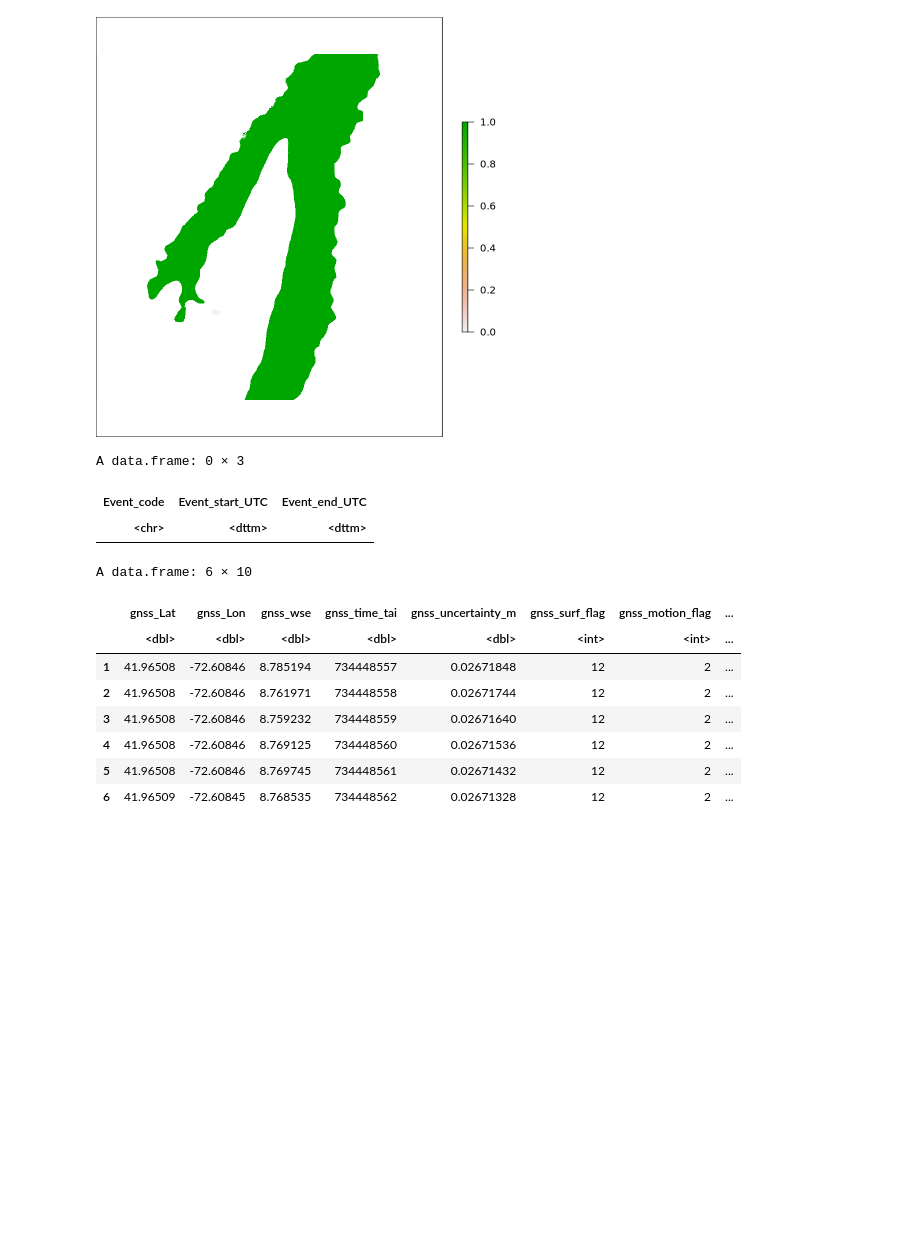
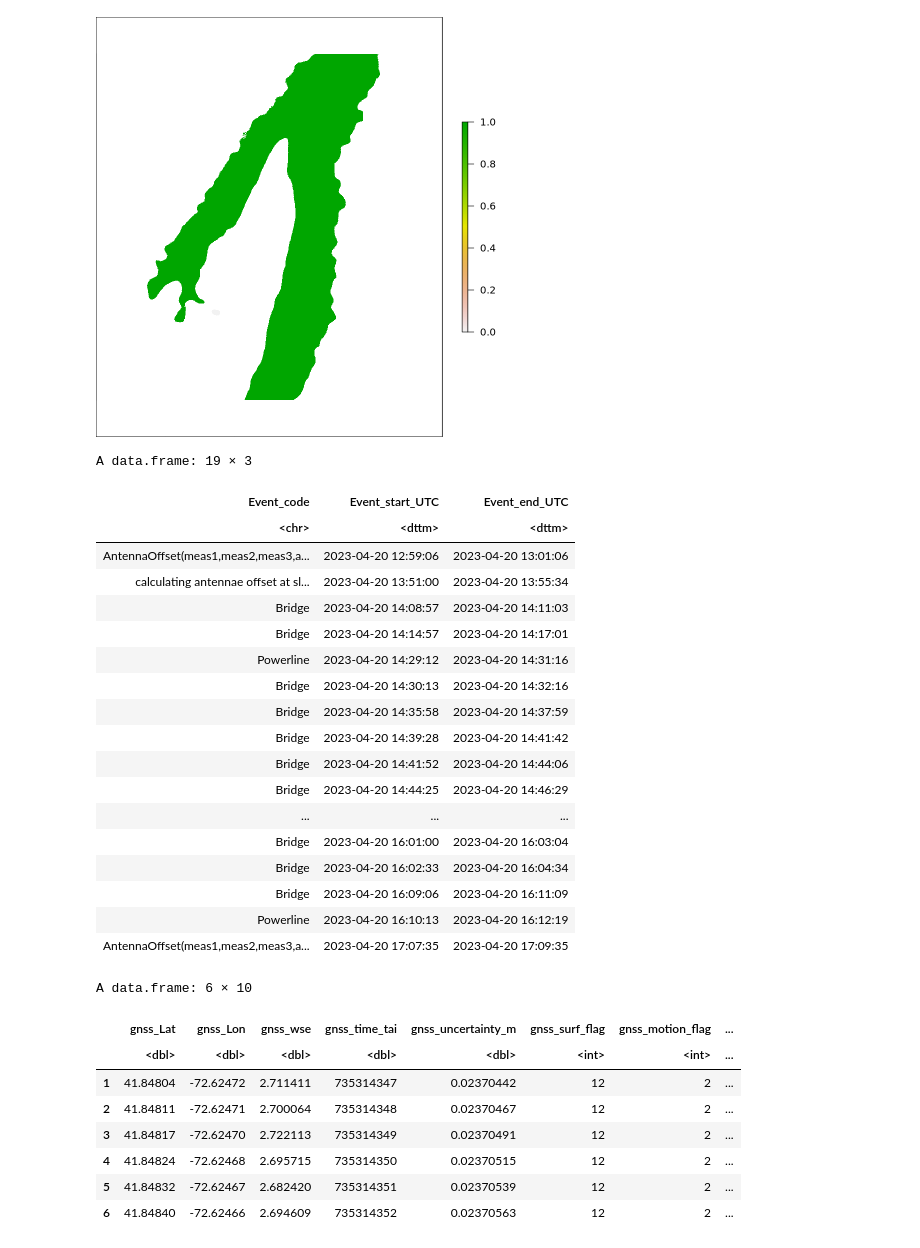
Before and after one commit to cjgleason/calval_toolbox, a Jupyter notebook: toolbox_main_notebook.ipynb, the cells around one changed output. Cells and saved outputs as stored; diff of their text form; code cells hidden in the pictures; blank space fills up the shorter version.

```diff
--- a/toolbox_main_notebook.ipynb
+++ b/toolbox_main_notebook.ipynb
@@ -314,7 +301,7 @@ Time difference of 9.102408 secs
 [figure]
 # %%
 
-  gnss_nc=nc_open('/nas/cee-water/cjgleason/calval/Processed data/UMass/From Andy/UMass_netCDFs/SWOTCalVal_CR_GNSS_L2_Rec1_20230410T123658_20230410T183219_20230413T230841.nc')
+  gnss_nc=nc_open('/nas/cee-water/cjgleason/calval/Processed data/UMass/From Andy/UMass_netCDFs/SWOTCalVal_CR_GNSS_L2_Rec1_20230420T130006_20230420T170835_20230426T004903.nc')
   # wse- water surface height wrt geoid. All JPL corrections applied
   # longitude- longitude
   # latitude- latitute
@@ -343,44 +330,62 @@ Time difference of 9.102408 secs
     mutate(Event_end_UTC = as.POSIXct(Event_end,origin='2000-01-01 00:00:00',tz='UTC' ))%>%
     select(-Event_end,-Event_start)%>%
     #add 1 minutes to the event codes
     mutate(Event_start_UTC=Event_start_UTC-1*60)%>%
-    mutate(Event_end_UTC=Event_end_UTC+1*60)%>%
-    filter(Event_code=='Bridge' | Event_code == 'Powerlines' )
+    mutate(Event_end_UTC=Event_end_UTC+1*60)#%>%
+    # filter(Event_code=='Bridge' | Event_code == 'Powerlines' | Event_code=='bridge' |
+    #        Event_code=='Bridges' |Event_code=='bridges'| Event_code == 'Powerline'|
+    #        Event_code == 'powerlines' | Event_code == 'powerline' | Event_code == 'Birdge')
 
-head(Info_df)
+Info_df
 
   gnss_log=data.frame(gnss_Lat=Lat,gnss_Lon=Lon,gnss_wse=gnss_wse,gnss_time_tai=gnss_time_tai,gnss_uncertainty_m=gnss_uncertainty,
                       gnss_surf_flag=gnss_surf_flag,gnss_motion_flag=gnss_motion_flag)%>%
     #R's native POSIXCT also doesn't have leap seconds, so we're good
     mutate(gnss_time_UTC = as.POSIXct(gnss_time_tai,origin='2000-01-01 00:00:00',tz='UTC' ))%>%
     #need this to join, but let's preserve original
     filter(gnss_surf_flag==12)%>%
     filter(gnss_motion_flag==2)%>%
     mutate(gnss_ellipsoid=gnss_ellipsoid)%>%
     #filter for self ID uncertainty at 5cm
     filter(gnss_uncertainty_m<0.05)%>%
     mutate(drift_id= 'bonkbonk')
 
   #need to recurse this, so a for loop is actually needed!
 if (nrow(Info_df)>0){
   for(i in 1:nrow(Info_df)){
     gnss_log=filter(gnss_log, gnss_time_UTC >= Info_df$Event_end_UTC[i] | gnss_time_UTC <= Info_df$Event_start_UTC[i] )
 
   }
 }
 
 head(gnss_log)
 # %% [output]
-A data.frame: 0 × 3
+A data.frame: 19 × 3
 | Event_code | Event_start_UTC | Event_end_UTC |
 | <chr> | <dttm> | <dttm> |
+| AntennaOffset(meas1,meas2,meas3,a... | 2023-04-20 12:59:06 | 2023-04-20 13:01:06 |
+| calculating antennae offset at sl... | 2023-04-20 13:51:00 | 2023-04-20 13:55:34 |
+| Bridge | 2023-04-20 14:08:57 | 2023-04-20 14:11:03 |
+| Bridge | 2023-04-20 14:14:57 | 2023-04-20 14:17:01 |
+| Powerline | 2023-04-20 14:29:12 | 2023-04-20 14:31:16 |
+| Bridge | 2023-04-20 14:30:13 | 2023-04-20 14:32:16 |
+| Bridge | 2023-04-20 14:35:58 | 2023-04-20 14:37:59 |
+| Bridge | 2023-04-20 14:39:28 | 2023-04-20 14:41:42 |
+| Bridge | 2023-04-20 14:41:52 | 2023-04-20 14:44:06 |
+| Bridge | 2023-04-20 14:44:25 | 2023-04-20 14:46:29 |
+| ... | ... | ... |
+| Bridge | 2023-04-20 16:01:00 | 2023-04-20 16:03:04 |
+| Bridge | 2023-04-20 16:02:33 | 2023-04-20 16:04:34 |
+| Bridge | 2023-04-20 16:09:06 | 2023-04-20 16:11:09 |
+| Powerline | 2023-04-20 16:10:13 | 2023-04-20 16:12:19 |
+| AntennaOffset(meas1,meas2,meas3,a... | 2023-04-20 17:07:35 | 2023-04-20 17:09:35 |
 A data.frame: 6 × 10
 |  | gnss_Lat | gnss_Lon | gnss_wse | gnss_time_tai | gnss_uncertainty_m | gnss_surf_flag | gnss_motion_flag | ... |
 |  | <dbl> | <dbl> | <dbl> | <dbl> | <dbl> | <int> | <int> | ... |
-| 1 | 41.96508 | -72.60846 | 8.785194 | 734448557 | 0.02671848 | 12 | 2 | ... |
-| 2 | 41.96508 | -72.60846 | 8.761971 | 734448558 | 0.02671744 | 12 | 2 | ... |
-| 3 | 41.96508 | -72.60846 | 8.759232 | 734448559 | 0.02671640 | 12 | 2 | ... |
-| 4 | 41.96508 | -72.60846 | 8.769125 | 734448560 | 0.02671536 | 12 | 2 | ... |
-| 5 | 41.96508 | -72.60846 | 8.769745 | 734448561 | 0.02671432 | 12 | 2 | ... |
-| 6 | 41.96509 | -72.60845 | 8.768535 | 734448562 | 0.02671328 | 12 | 2 | ... |
+| 1 | 41.84804 | -72.62472 | 2.711411 | 735314347 | 0.02370442 | 12 | 2 | ... |
+| 2 | 41.84811 | -72.62471 | 2.700064 | 735314348 | 0.02370467 | 12 | 2 | ... |
+| 3 | 41.84817 | -72.62470 | 2.722113 | 735314349 | 0.02370491 | 12 | 2 | ... |
+| 4 | 41.84824 | -72.62468 | 2.695715 | 735314350 | 0.02370515 | 12 | 2 | ... |
+| 5 | 41.84832 | -72.62467 | 2.682420 | 735314351 | 0.02370539 | 12 | 2 | ... |
+| 6 | 41.84840 | -72.62466 | 2.694609 | 735314352 | 0.02370563 | 12 | 2 | ... |
 # %%
```
Also changed, not shown: parts of 4 cells of this notebook, 3 other files.
